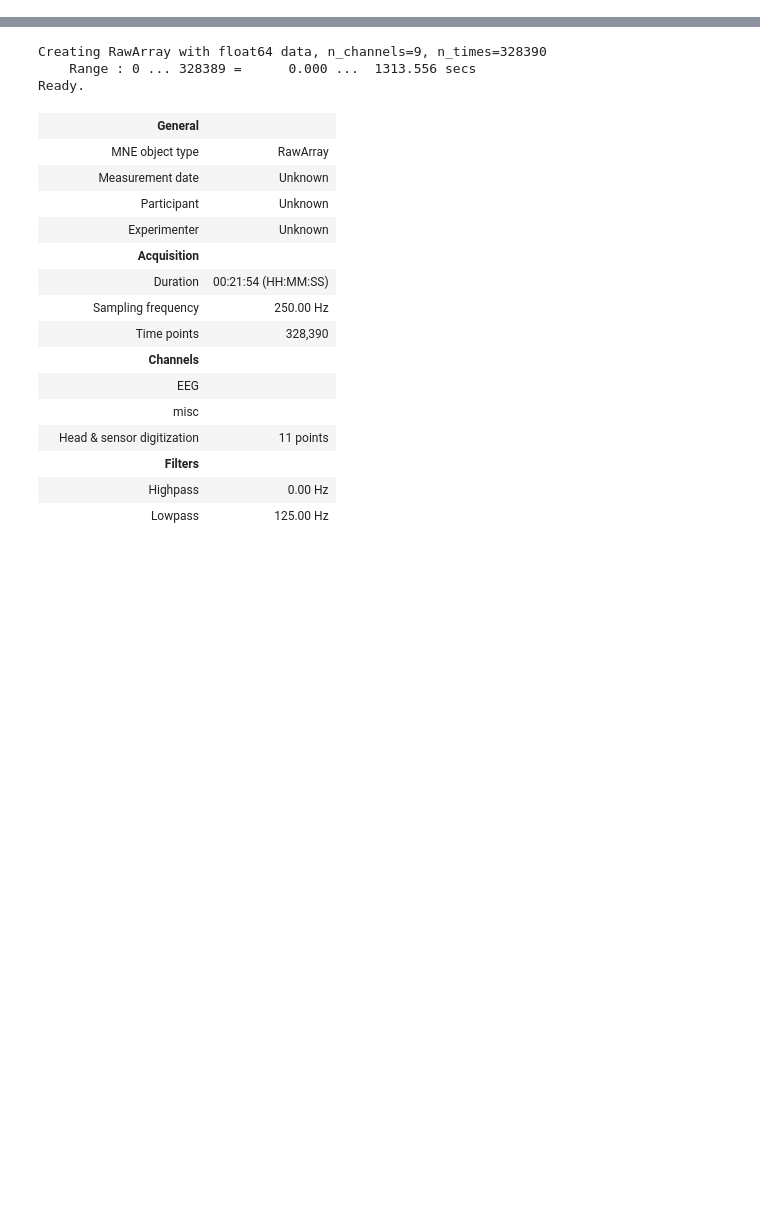
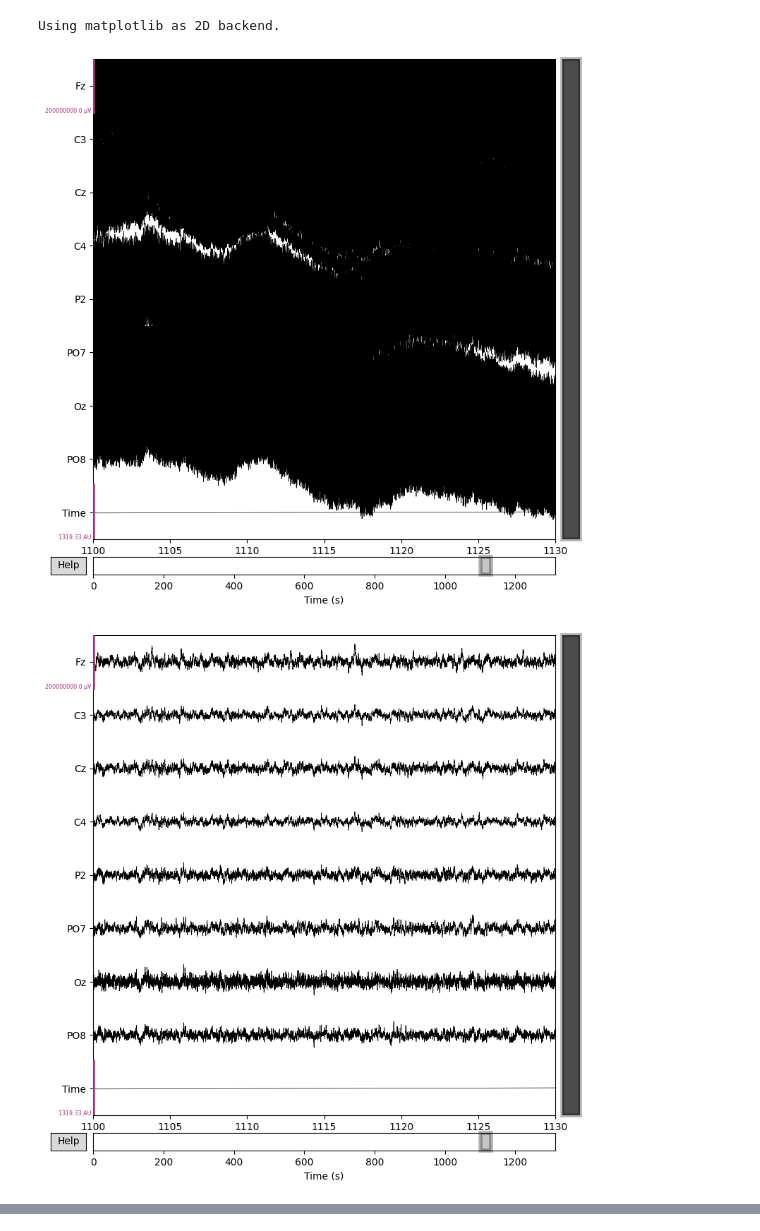
Before and after one commit to Luis-Acosta99/Neuro_Engineering_Dev, a Jupyter notebook: neuro_education/2025FJ_STEM/eeg.ipynb, the cells around one changed output, grey strips where cells are left out. Saved outputs shown, nothing was run; the diff lists cells and outputs as text; code cells hidden in the pictures; blank space fills up the shorter version.

Commit message:
finished the eeg class with preprocessing modules. Next step would be to include function for epoching based on the events time stamps

```diff
--- a/neuro_education/2025FJ_STEM/eeg.ipynb
+++ b/neuro_education/2025FJ_STEM/eeg.ipynb
@@ -38,3 +23,4 @@ class eeg:
 # %%
-raw = import_eeg_raw_unicorn('C:/Users/luisf/git_projects/Neuro_Engineering_Dev/neuro_education/2025FJ_STEM/STEM/CSV/eeg/A01285907_prod.csv')
+subject_eeg = eeg('C:/Users/luisf/git_projects/Neuro_Engineering_Dev/neuro_education/2025FJ_STEM/STEM/CSV/eeg/A01285907_prod.csv')
+subject_eeg.import_eeg_raw_unicorn()
 # %% [output]
@@ -43,0 +59,22 @@ Ready.
+# %%
+subject_eeg.eeg_raw.plot(
+    scalings={'eeg': 100},
+    duration=30,
+    n_channels=len(subject_eeg.eeg_raw.ch_names),
+    remove_dc=True,
+    title='EEG with Custom Scaling',
+    start=1100  # Start at second 300
+)
+
+subject_eeg.current_eeg.plot(
+    scalings={'eeg': 100},
+    duration=30,
+    n_channels=len(subject_eeg.eeg_raw.ch_names),
+    remove_dc=True,
+    title='EEG with Custom Scaling',
+    start=1100  # Start at second 300
+)
+# %% [output]
+Using matplotlib as 2D backend.
+[figure, added]
+[figure, added]
@@ -44,23 +82,2 @@ Ready.
 # %%
-raw_2 = eeg('C:/Users/luisf/git_projects/Neuro_Engineering_Dev/neuro_education/2025FJ_STEM/STEM/CSV/eeg/A01285907_prod.csv')
-raw_2.import_eeg_raw_unicorn()
+bids_root='C:/Users/luisf/git_projects/Neuro_Engineering_Dev/neuro_education/2025FJ_STEM/STEM/S1_Test/'
-# %% [output]
-Creating RawArray with float64 data, n_channels=9, n_times=328390
-    Range : 0 ... 328389 =      0.000 ...  1313.556 secs
-Ready.
-|  | General |  |
-|  | MNE object type | RawArray |
-|  | Measurement date | Unknown |
-|  | Participant | Unknown |
-|  | Experimenter | Unknown |
-|  | Acquisition |  |
-|  | Duration | 00:21:54 (HH:MM:SS) |
-|  | Sampling frequency | 250.00 Hz |
-|  | Time points | 328,390 |
-|  | Channels |  |
-|  | EEG |  |
-|  | misc |  |
-|  | Head & sensor digitization | 11 points |
-|  | Filters |  |
-|  | Highpass | 0.00 Hz |
-|  | Lowpass | 125.00 Hz |
```
Also changed, not shown: parts of 8 cells of this notebook, 5 other files.
